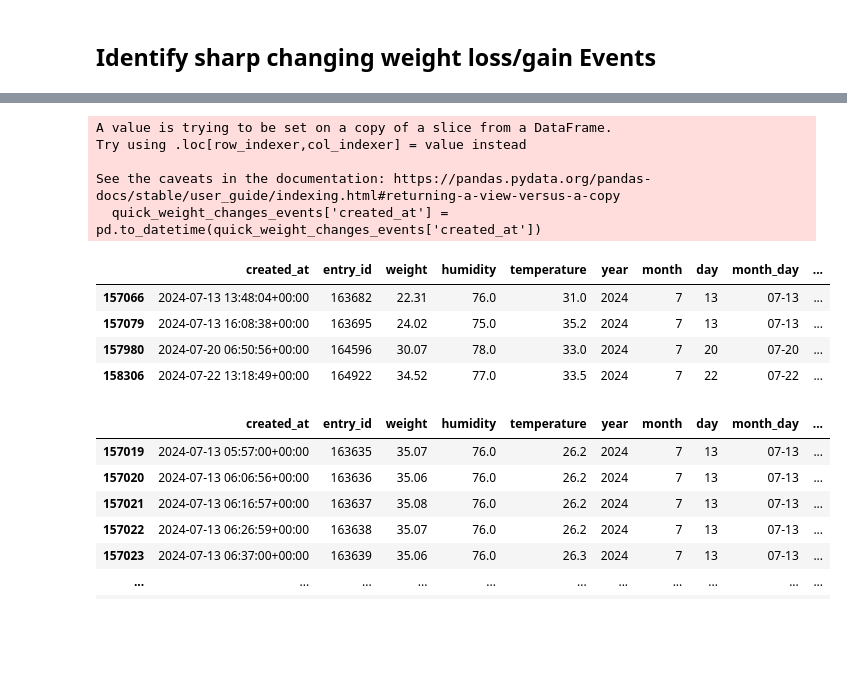
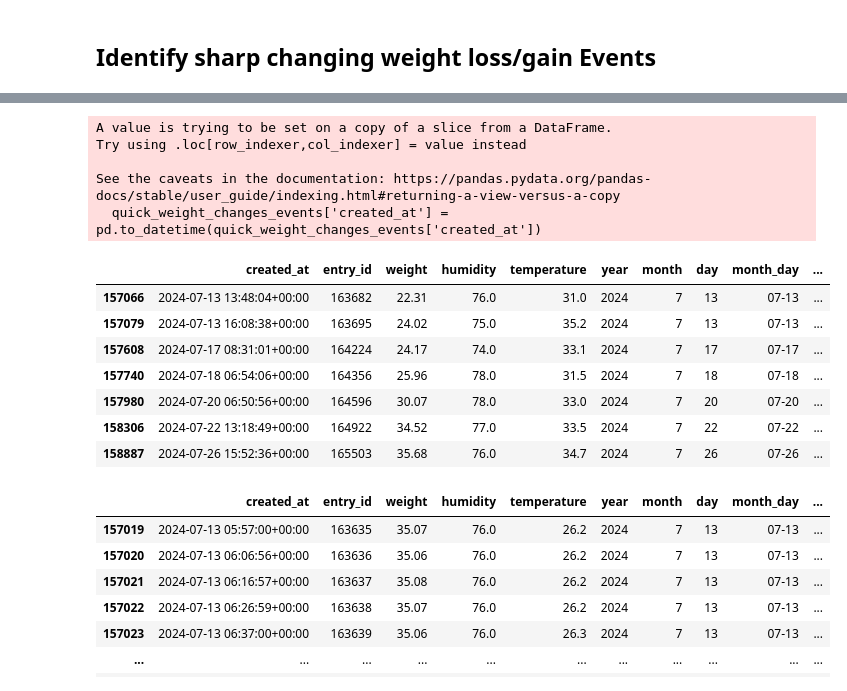
Before and after one commit to timbolo6/streamlit_bee_dasbhoard, a Jupyter notebook: find_events_from_weight_sensor.ipynb, the cells around one changed output, grey strips where cells are left out. Saved outputs shown, nothing was run; the diff lists cells and outputs as text; code cells hidden in the pictures; blank space fills up the shorter version.

```diff
--- a/find_events_from_weight_sensor.ipynb
+++ b/find_events_from_weight_sensor.ipynb
@@ -62,5 +65,5 @@ display(feeding_events_august)
 # %%
-def identify_quick_weight_changes_events(data, window_size=6, weight_change_threshold=2, time_threshold='30min'):
+def identify_quick_weight_changes_events(data, window_size=6, weight_change_threshold=1, time_threshold='30min'):
     """
     Identify feeding events by looking for large changes in weight and aggregate them by time intervals.
 
@@ -134,13 +137,16 @@ display(quick_weight_changes_events_august)
 A value is trying to be set on a copy of a slice from a DataFrame.
 Try using .loc[row_indexer,col_indexer] = value instead
 
 See the caveats in the documentation: https://pandas.pydata.org/pandas-docs/stable/user_guide/indexing.html#returning-a-view-versus-a-copy
   quick_weight_changes_events['created_at'] = pd.to_datetime(quick_weight_changes_events['created_at'])
 |  | created_at | entry_id | weight | humidity | temperature | year | month | day | month_day | ... |
 | 157066 | 2024-07-13 13:48:04+00:00 | 163682 | 22.31 | 76.0 | 31.0 | 2024 | 7 | 13 | 07-13 | ... |
 | 157079 | 2024-07-13 16:08:38+00:00 | 163695 | 24.02 | 75.0 | 35.2 | 2024 | 7 | 13 | 07-13 | ... |
+| 157608 | 2024-07-17 08:31:01+00:00 | 164224 | 24.17 | 74.0 | 33.1 | 2024 | 7 | 17 | 07-17 | ... |
+| 157740 | 2024-07-18 06:54:06+00:00 | 164356 | 25.96 | 78.0 | 31.5 | 2024 | 7 | 18 | 07-18 | ... |
 | 157980 | 2024-07-20 06:50:56+00:00 | 164596 | 30.07 | 78.0 | 33.0 | 2024 | 7 | 20 | 07-20 | ... |
 | 158306 | 2024-07-22 13:18:49+00:00 | 164922 | 34.52 | 77.0 | 33.5 | 2024 | 7 | 22 | 07-22 | ... |
+| 158887 | 2024-07-26 15:52:36+00:00 | 165503 | 35.68 | 76.0 | 34.7 | 2024 | 7 | 26 | 07-26 | ... |
 # %%
 # Define the timestamp of interest
 timestamp_of_interest = '2024-07-13 13:48:04+00:00'
```
Also changed, not shown: parts of 2 cells of this notebook, 4 other files.
